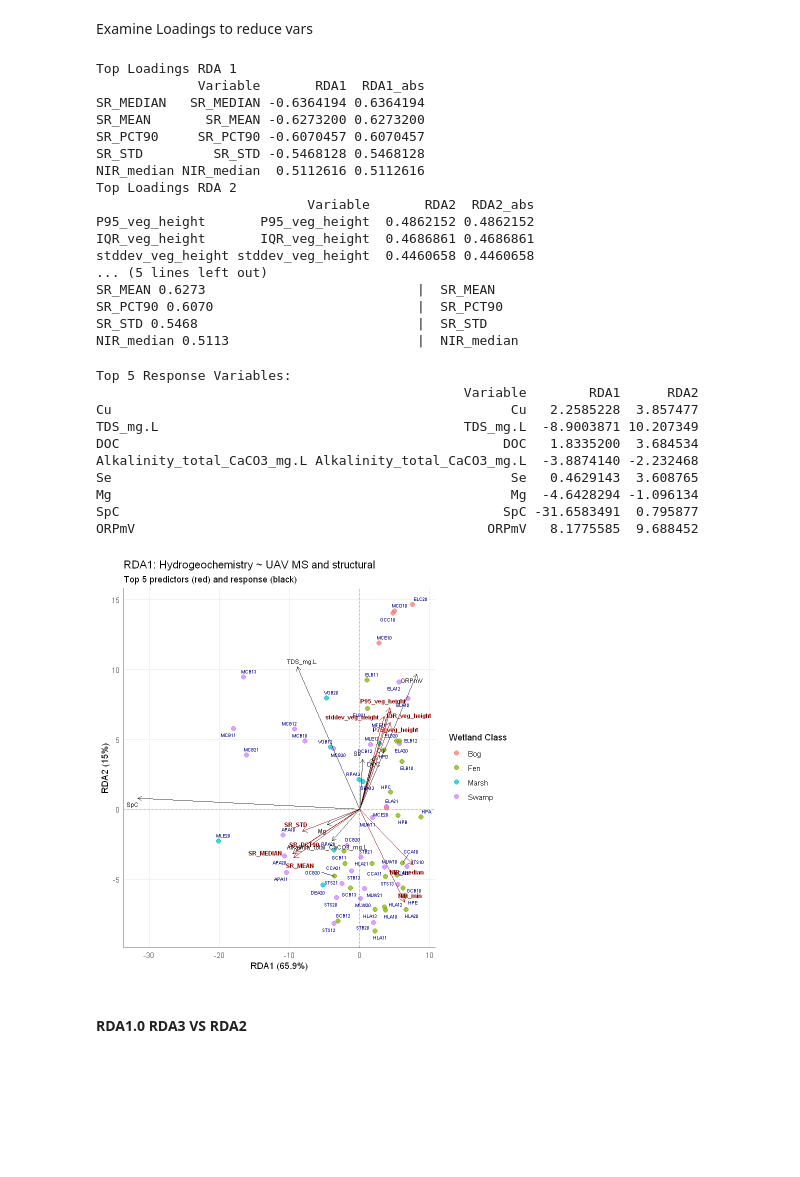
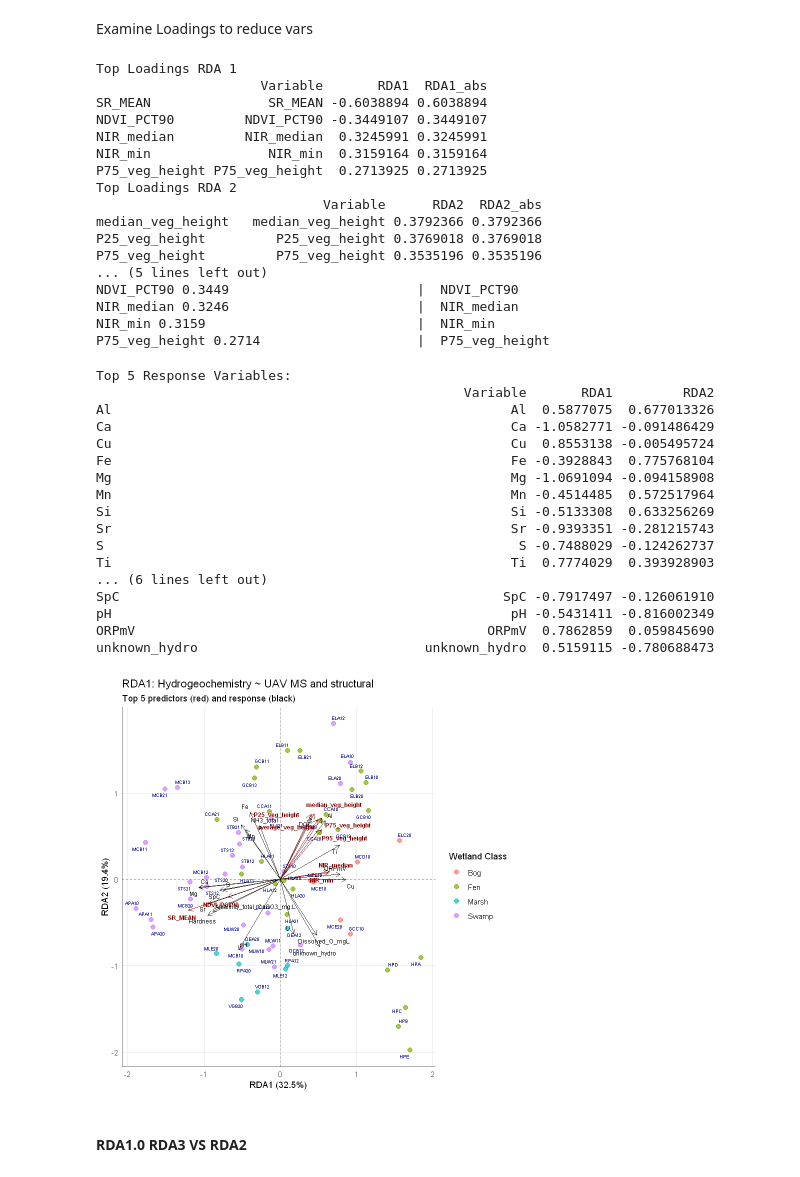
Before and after one commit to leilarashid/wetland-thesis, a Jupyter notebook: ordination-analysis/RDA_workflow.ipynb, the cells around one changed output. Saved outputs shown, nothing was run; the diff lists cells and outputs as text; code cells hidden in the pictures; blank space fills up the shorter version.

Commit message:
Update correct output csv name

```diff
--- a/ordination-analysis/RDA_workflow.ipynb
+++ b/ordination-analysis/RDA_workflow.ipynb
@@ -29,7 +82,7 @@ library(ggplot2)
 library(ggrepel)
 library(tidyverse)
 # %%
-df <- read.csv("C:/Users/leila/Dropbox/MayoWetlands/wetland_alldata_2025_reduced.csv") #nolint
+df <- read.csv("C:/Users/leila/Dropbox/MayoWetlands/wetland_alldata_2025_reduced_SR_MEAN_ONLY.csv") #nolint
 # Remove Upland class
 df <- df[df$Class != "UL", ]
 
@@ -77,8 +147,8 @@ struct_end   <- which(names(df) == "stem_density")
 struct_cols  <- names(df)[struct_start:struct_end]
 
 # Veg - UAV MS only
-ms_start <- which(names(df)=="REDEDGE_min")
-ms_end   <- which(names(df) == "GREEN_stdev")
+ms_start <- which(names(df)=="SR_MEAN")
+ms_end   <- which(names(df) == "NIR_iqr")
 ms_cols <- names(df)[ms_start:ms_end]
 
 # Field veg
@@ -102,5 +172,9 @@ topo_start <- which(names(df) == "SWI_median")
 topo_end   <- which(names(df) == "Geom_mode_10")
 topo_cols <- names(df)[topo_start:topo_end]
 
+# stat remotes
+sat_start <- which(names(df) == "NDVI_amp_harmonic")
+sat_end <- which(names(df) == "TCW_p90")
+
 # UAV structure & indices (for reference/additional analysis if needed)
 #uav_veg_cols <- c("median_veg_height", "average_veg_height", "NDVI_MEAN", "NDGVI_MEAN")  # adjust
@@ -151,7 +251,7 @@ rownames(predictors) <- df$SiteID
 # ============================================================================
 # STEP 6: Fit RDA1 (FLIPPED)
 # ============================================================================
-rda1 <- rda(response ~ ., data = predictors)
+rda1 <- rda(response ~ ., data = predictors, scale  = TRUE)
 summary(rda1)
 # %% [output]
 Call:
@@ -417,22 +517,22 @@ loadings_top <- loadings_df %>%
   filter(Variable %in% top_vars)
 # %% [output]
 Top Loadings RDA 1
-             Variable       RDA1  RDA1_abs
-SR_MEDIAN   SR_MEDIAN -0.6364194 0.6364194
-SR_MEAN       SR_MEAN -0.6273200 0.6273200
-SR_PCT90     SR_PCT90 -0.6070457 0.6070457
-SR_STD         SR_STD -0.5468128 0.5468128
-NIR_median NIR_median  0.5112616 0.5112616
+                     Variable       RDA1  RDA1_abs
+SR_MEAN               SR_MEAN -0.6038894 0.6038894
+NDVI_PCT90         NDVI_PCT90 -0.3449107 0.3449107
+NIR_median         NIR_median  0.3245991 0.3245991
+NIR_min               NIR_min  0.3159164 0.3159164
+P75_veg_height P75_veg_height  0.2713925 0.2713925
 Top Loadings RDA 2
-                           Variable       RDA2  RDA2_abs
-P95_veg_height       P95_veg_height  0.4862152 0.4862152
-IQR_veg_height       IQR_veg_height  0.4686861 0.4686861
-stddev_veg_height stddev_veg_height  0.4460658 0.4460658
+                             Variable      RDA2  RDA2_abs
+median_veg_height   median_veg_height 0.3792366 0.3792366
+P25_veg_height         P25_veg_height 0.3769018 0.3769018
+P75_veg_height         P75_veg_height 0.3535196 0.3535196
 ... (5 lines left out)
-SR_MEAN 0.6273                           |  SR_MEAN
-SR_PCT90 0.6070                          |  SR_PCT90
-SR_STD 0.5468                            |  SR_STD
-NIR_median 0.5113                        |  NIR_median
+NDVI_PCT90 0.3449                        |  NDVI_PCT90
+NIR_median 0.3246                        |  NIR_median
+NIR_min 0.3159                           |  NIR_min
+P75_veg_height 0.2714                    |  P75_veg_height
 # %%
 # ============================================================================
 # EXTRACT RESPONSE LOADINGS
@@ -451,11 +551,11 @@ response_df <- data.frame(
 # Get top 5 response variables for each axis
 top5_resp_rda1 <- response_df %>%
   arrange(desc(RDA1_abs)) %>%
-  slice(1:5)
+  slice(1:10)
 
 top5_resp_rda2 <- response_df %>%
   arrange(desc(RDA2_abs)) %>%
-  slice(1:5)
+  slice(1:10)
 
 # Combine top response variables
 top_resp_vars <- unique(c(top5_resp_rda1$Variable, top5_resp_rda2$Variable))
@@ -466,15 +566,22 @@ cat("\nTop 5 Response Variables:\n")
 print(response_top[, c("Variable", "RDA1", "RDA2")])
 # %% [output]
 Top 5 Response Variables:
-                                               Variable        RDA1      RDA2
-Cu                                                   Cu   2.2585228  3.857477
-TDS_mg.L                                       TDS_mg.L  -8.9003871 10.207349
-DOC                                                 DOC   1.8335200  3.684534
-Alkalinity_total_CaCO3_mg.L Alkalinity_total_CaCO3_mg.L  -3.8874140 -2.232468
-Se                                                   Se   0.4629143  3.608765
-Mg                                                   Mg  -4.6428294 -1.096134
-SpC                                                 SpC -31.6583491  0.795877
-ORPmV                                             ORPmV   8.1775585  9.688452
+                                               Variable       RDA1         RDA2
+Al                                                   Al  0.5877075  0.677013326
+Ca                                                   Ca -1.0582771 -0.091486429
+Cu                                                   Cu  0.8553138 -0.005495724
+Fe                                                   Fe -0.3928843  0.775768104
+Mg                                                   Mg -1.0691094 -0.094158908
+Mn                                                   Mn -0.4514485  0.572517964
+Si                                                   Si -0.5133308  0.633256269
+Sr                                                   Sr -0.9393351 -0.281215743
+S                                                     S -0.7488029 -0.124262737
+Ti                                                   Ti  0.7774029  0.393928903
+... (6 lines left out)
+SpC                                                 SpC -0.7917497 -0.126061910
+pH                                                   pH -0.5431411 -0.816002349
+ORPmV                                             ORPmV  0.7862859  0.059845690
+unknown_hydro                             unknown_hydro  0.5159115 -0.780688473
 # %%
 # ============================================================================
 # EXTRACT SITE SCORES
@@ -494,7 +601,7 @@ ylab_pct <- paste0("RDA2 (", round(eig[2] * 100, 1), "%)")
 # ============================================================================
 
 # Scale vegetation predictors (red arrows)
-arrow_scale_pred <- 15
+arrow_scale_pred <- 2
 loadings_top$RDA1_scaled <- loadings_top$RDA1 * arrow_scale_pred
 loadings_top$RDA2_scaled <- loadings_top$RDA2 * arrow_scale_pred
 
@@ -536,34 +643,34 @@ ggplot() +
                arrow = arrow(length = unit(0.2, "cm")),
                color = "black", linewidth = 0.5, alpha = 0.8) +
 
   # TOP RESPONSE labels
   geom_text_repel(data = response_top,
                   aes(x = RDA1_scaled, y = RDA2_scaled, label = Variable),
                   color = "black", size = 2.5,
                   max.overlaps = 100,
                   segment.color = NA,
                   box.padding = 0.2) +
 
   # Reference lines
   geom_hline(yintercept = 0, linetype = "dashed", color = "gray50", linewidth = 0.3) +
   geom_vline(xintercept = 0, linetype = "dashed", color = "gray50", linewidth = 0.3) +
 
   labs(
     title = "RDA1: Hydrogeochemistry ~ UAV MS and structural",
     subtitle = "Top 5 predictors (red) and response (black)",
     x = xlab_pct,
     y = ylab_pct,
     color = "Wetland Class"
   ) +
   theme_minimal(base_size = 11) +
   theme(
     panel.grid.major = element_line(color = "grey90", linewidth = 0.2),
     panel.grid.minor = element_blank(),
     axis.line = element_line(color = "grey40", linewidth = 0.3),
     legend.position = "right"
   )
 # %% [output]
-[figure, old version]
+[figure, new version]
 # %% [markdown]
 #### RDA1.0 RDA3 VS RDA2
 # %%
```
Also changed, not shown: parts of 31 cells of this notebook.
